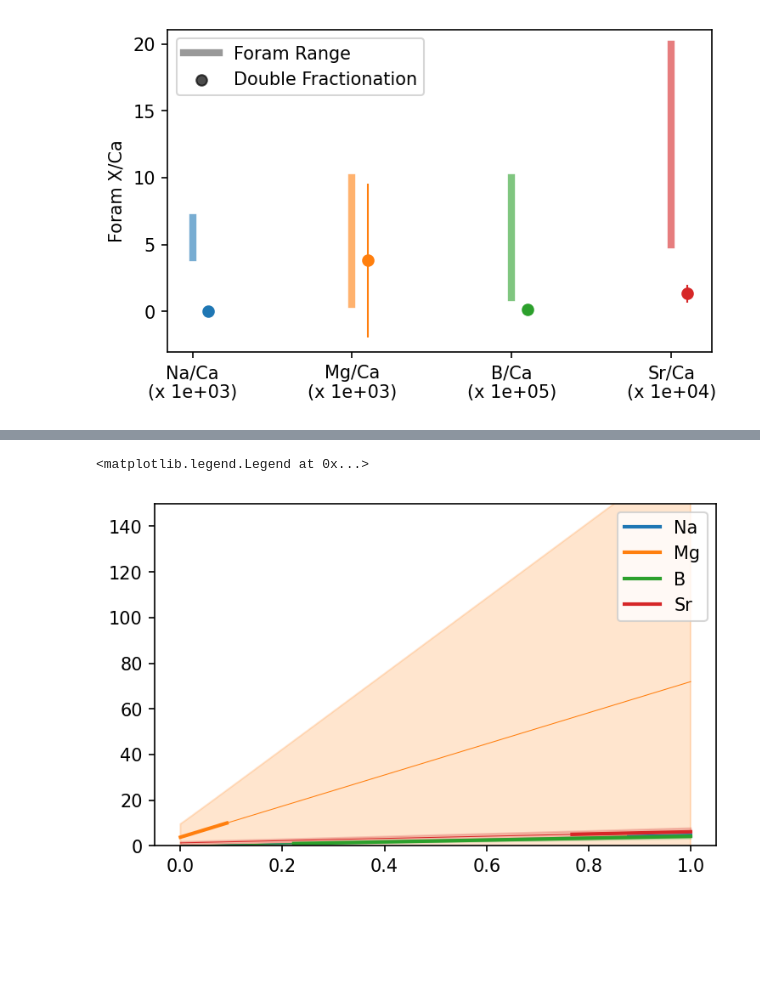
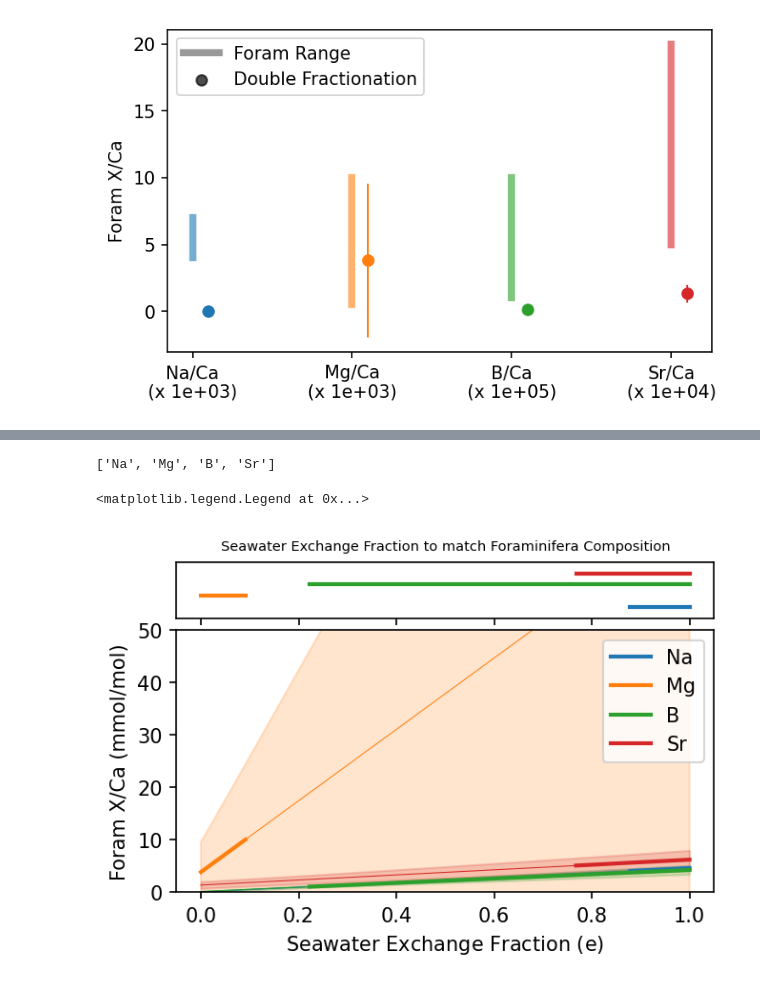
Before and after one commit to oscarbranson/supplementary, a Jupyter notebook: supplements/vaterite_geochem/04_double_fractionation.ipynb, the cells around one changed output, grey strips where cells are left out. Drawn from its saved outputs; the diff is of its cells as text; code cells hidden in the pictures; blank space fills up the shorter version.

```diff
--- a/supplements/vaterite_geochem/04_double_fractionation.ipynb
+++ b/supplements/vaterite_geochem/04_double_fractionation.ipynb
@@ -137,37 +138,59 @@ def doublefrac_exchange(SW, DC, DV, e):
 # %%
 e = np.linspace(0, 1, 100)
 calc_foram_exchange = {el: doublefrac_exchange(SW=SW_ratios[el], DC=D_calcite[el], DV=D_vaterite[el], e=e) for el in SW_ratios}
+# %%
+els
+# %% [output]
+['Na', 'Mg', 'B', 'Sr']
 # %%
-fig, ax = plt.subplots(constrained_layout=True)
+g = GridSpec(5, 1)
+
+fig = plt.figure(constrained_layout=True)
+
+ax2 = fig.add_subplot(g[0, 0])
+
+ax = fig.add_subplot(g[1:, 0], sharex=ax2)
 
 els = list(SW_ratios.keys())
 
+
 space = 0.1
+y2 = 0
 
 for el in els:
     m = np.array(multipliers[el])
     # line = ax.plot([i,i], foram_ratio_ranges[el] * m, lw=4, alpha=0.6)
-
+    # m = 1
     line = ax.plot(e, nom(calc_foram_exchange[el]) * m, lw=0.5)
     c = line[0].get_color()
 
     ax.fill_between(e, nom(calc_foram_exchange[el]) * m - err(calc_foram_exchange[el]) * m, nom(calc_foram_exchange[el]) * m + err(calc_foram_exchange[el]) * m, color=c, alpha=0.2, zorder=-2)
 
     ind = (calc_foram_exchange[el] > foram_ratio_ranges[el][0]) & (calc_foram_exchange[el] < foram_ratio_ranges[el][1])
     ax.plot(e[ind], nom(calc_foram_exchange[el][ind]) * m, lw=2, color=c, label=el)
 
-ax.set_ylim(0,150)
+
+    ax2.plot([e[ind].min(), e[ind].max()], [y2,y2], lw=2, color=c)
+    y2 += space
+
+ax.set_ylim(0,50)
+# ax.set_ylim(0,20)
 # ax.set_xticks(np.arange(len(SW_ratios)))
 # ax.set_xticklabels([f'{el}/Ca' for el in els])
 
-# ax.set_ylabel('Foram X/Ca (mmol/mol)')
+ax.set_ylabel('Foram X/Ca (mmol/mol)')
+ax.set_xlabel('Seawater Exchange Fraction ($e$)')
+
+ax2.set_ylim(-space, y2)
+ax2.set_yticks([])
+ax2.set_title('Seawater Exchange Fraction to match Foraminifera Composition', fontsize=7)
 
 # ax.plot([],[],color='k', lw=4, alpha=0.4, label='Foram Range')
 # ax.scatter([],[], color='k', alpha=0.7, label='Double Fractionation')
 ax.legend()
 # %% [output]
 <matplotlib.legend.Legend at 0x...>
-[figure, old version]
+[figure, new version]
 # %% [markdown]
 ### Double Fractionation with Seawater Exchange and Rayleigh Fractionation
 
```
Also changed, not shown: parts of 4 cells of this notebook, 1 other file.
